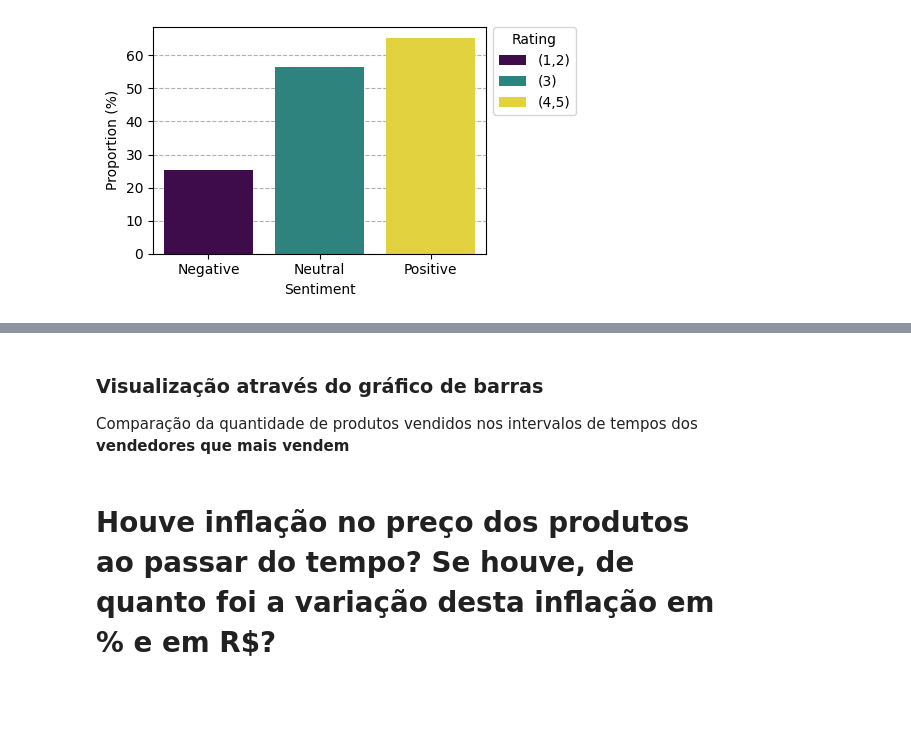
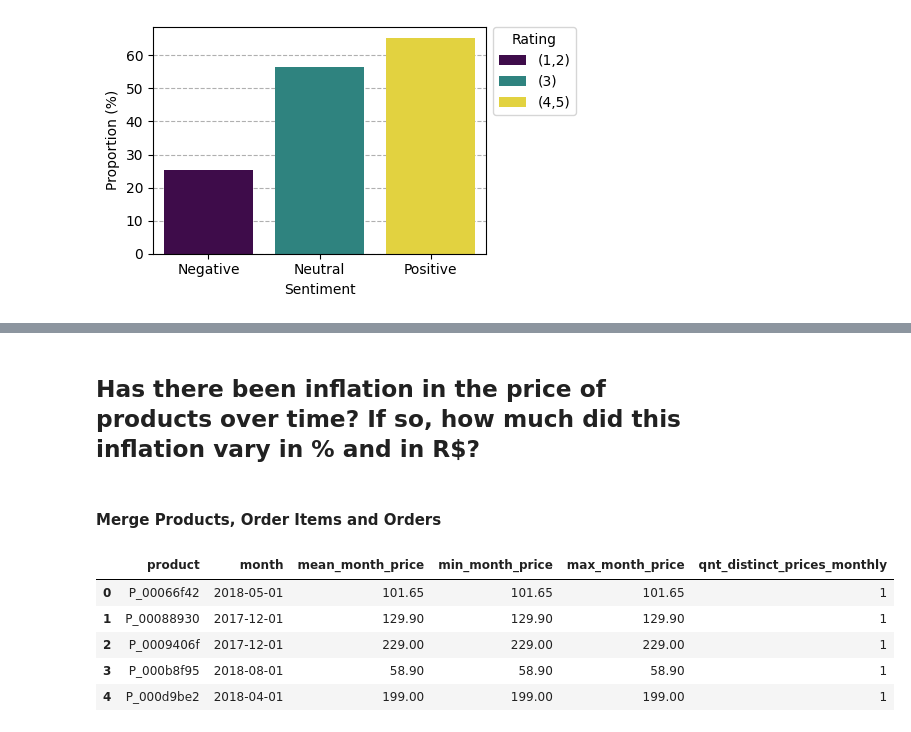
Before and after one commit to matsa0/desafio-sprint02-data-analysis, a Jupyter notebook: analise_exploratoria/eda.ipynb, the cells around one changed output, grey strips where cells are left out. Drawn from its saved outputs; the diff is of its cells as text; code cells hidden in the pictures; blank space fills up the shorter version.

```diff
--- a/analise_exploratoria/eda.ipynb
+++ b/analise_exploratoria/eda.ipynb
@@ -1055,4 +899,0 @@ dates_interval_comparasion
-# %% [markdown]
-### Visualização através do gráfico de barras
-
-Comparação da quantidade de produtos vendidos nos intervalos de tempos dos **vendedores que mais vendem**
@@ -1080,2 +900,38 @@ plt.show()
 # %% [markdown]
-# Houve inflação no preço dos produtos ao passar do tempo? Se houve, de quanto foi a variação desta inflação em % e em R$?
+## Has there been inflation in the price of products over time? If so, how much did this inflation vary in % and in R$?
+# %% [markdown]
+#### Merge Products, Order Items and Orders
+# %%
+products_orderItems_merge = pd.merge(products_df,
+                                     order_items_df,
+                                     on="product_id",
+                                     how="inner")
+
+products_orderItems_orders_merge = pd.merge(products_orderItems_merge,
+                                            orders_df,
+                                            on="order_id",
+                                            how="left")
+
+products_orderItems_orders_merge["order_approved_month"] = products_orderItems_orders_merge["order_approved_at"].dt.to_period("M")
+
+# aggregation
+products_prices_over_time = products_orderItems_orders_merge.groupby(["product_id", "order_approved_month"]).agg(
+    product=("product_codename", "first"),
+    month=("order_approved_month", "first"),
+    mean_month_price=("price", "mean"),
+    min_month_price=("price", "min"),
+    max_month_price=("price", "max"),
+    qnt_distinct_prices_monthly=("price", "nunique")
+).reset_index(drop=True)
+
+# converting to datetime again
+products_prices_over_time["month"] = products_prices_over_time["month"].dt.to_timestamp()
+
+products_prices_over_time.head()
+# %% [output]
+|  | product | month | mean_month_price | min_month_price | max_month_price | qnt_distinct_prices_monthly |
+| 0 | P_00066f42 | 2018-05-01 | 101.65 | 101.65 | 101.65 | 1 |
+| 1 | P_00088930 | 2017-12-01 | 129.90 | 129.90 | 129.90 | 1 |
+| 2 | P_0009406f | 2017-12-01 | 229.00 | 229.00 | 229.00 | 1 |
+| 3 | P_000b8f95 | 2018-08-01 | 58.90 | 58.90 | 58.90 | 1 |
+| 4 | P_000d9be2 | 2018-04-01 | 199.00 | 199.00 | 199.00 | 1 |
```
Also changed, not shown: parts of 70 cells of this notebook, 7 other files.
